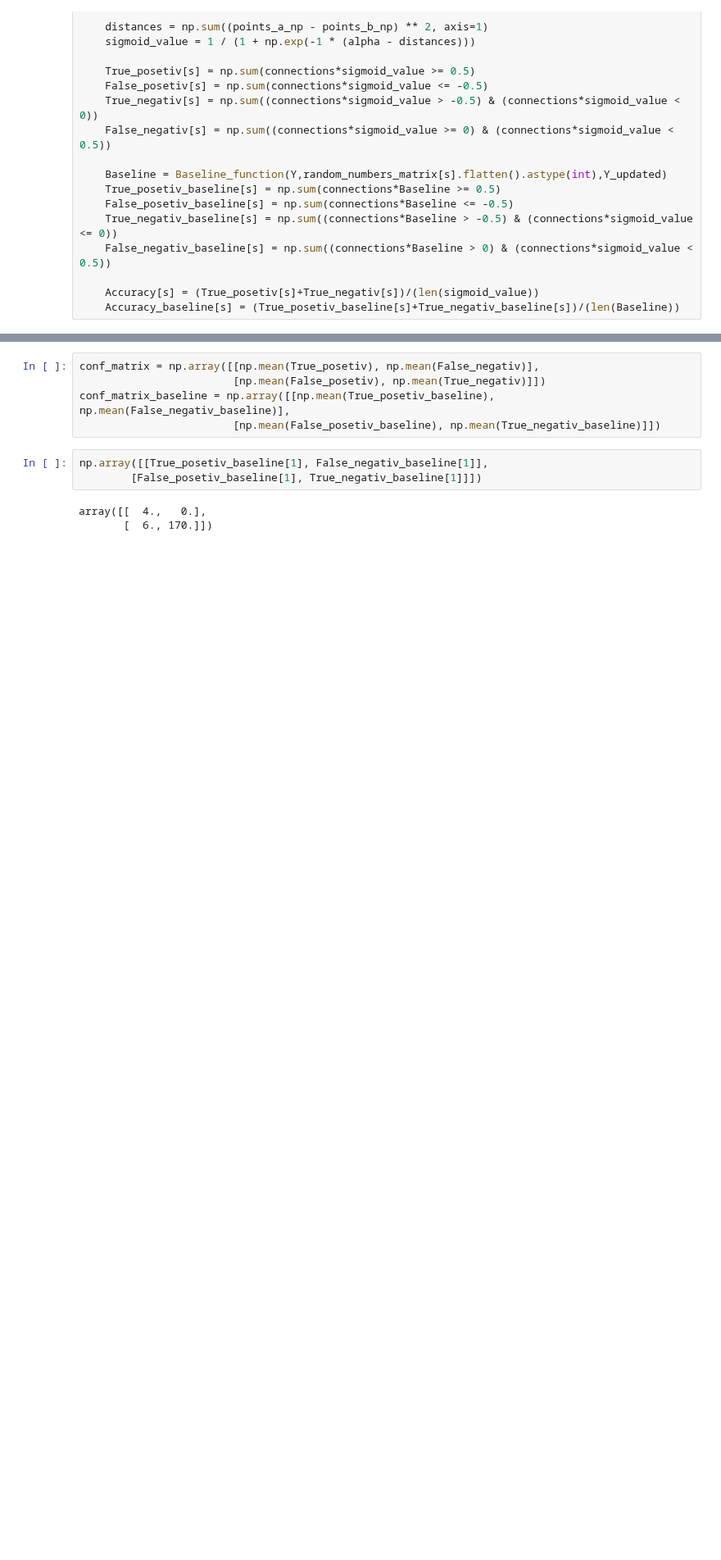
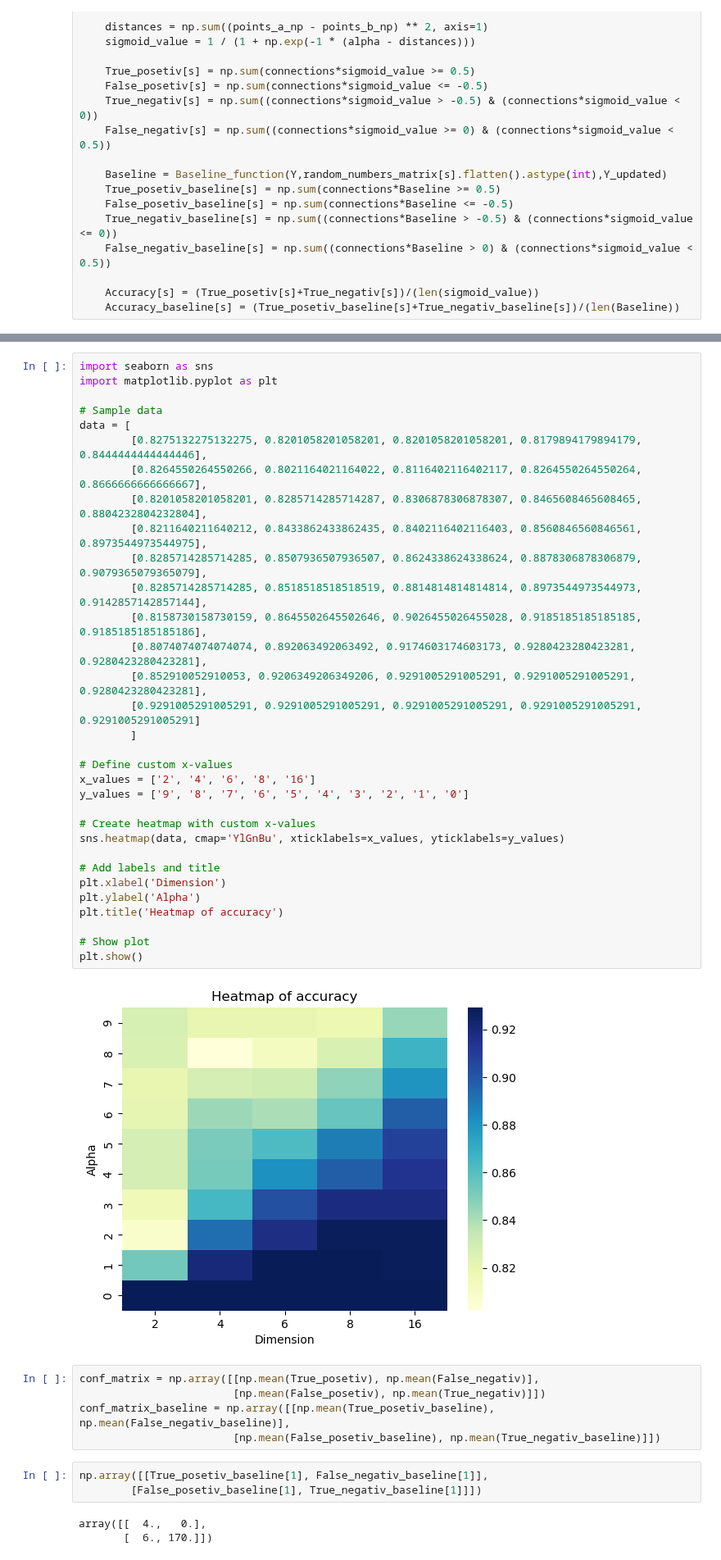
Before and after one commit to SigneDjernis/Latent_Distance_Models, a Jupyter notebook: Dolphins dataset/Dolphins_test prior.ipynb, the cells around one changed output, grey strips where cells are left out. Shown at 82% size. Cells and saved outputs as stored; diff of their text form; blank space fills up the shorter version.

```diff
--- a/Dolphins dataset/Dolphins_test prior.ipynb
+++ b/Dolphins dataset/Dolphins_test prior.ipynb
@@ -75,3 +91,37 @@ for s in range(len(random_numbers_matrix)):
+# %%
+import seaborn as sns
+import matplotlib.pyplot as plt
+
+# Sample data
+data = [
+        [0.8275132275132275, 0.8201058201058201, 0.8201058201058201, 0.8179894179894179, 0.8444444444444446],
+        [0.8264550264550266, 0.8021164021164022, 0.8116402116402117, 0.8264550264550264, 0.8666666666666667],
+        [0.8201058201058201, 0.8285714285714287, 0.8306878306878307, 0.8465608465608465, 0.8804232804232804],
+        [0.8211640211640212, 0.8433862433862435, 0.8402116402116403, 0.8560846560846561, 0.8973544973544975],
+        [0.8285714285714285, 0.8507936507936507, 0.8624338624338624, 0.8878306878306879, 0.9079365079365079],
+        [0.8285714285714285, 0.8518518518518519, 0.8814814814814814, 0.8973544973544973, 0.9142857142857144],
+        [0.8158730158730159, 0.8645502645502646, 0.9026455026455028, 0.9185185185185185, 0.9185185185185186],
+        [0.8074074074074074, 0.892063492063492, 0.9174603174603173, 0.9280423280423281, 0.9280423280423281],
+        [0.852910052910053, 0.9206349206349206, 0.9291005291005291, 0.9291005291005291, 0.9280423280423281],
+        [0.9291005291005291, 0.9291005291005291, 0.9291005291005291, 0.9291005291005291, 0.9291005291005291]
+        ]
+
+# Define custom x-values
+x_values = ['2', '4', '6', '8', '16']
+y_values = ['9', '8', '7', '6', '5', '4', '3', '2', '1', '0']
+
+# Create heatmap with custom x-values
+sns.heatmap(data, cmap='YlGnBu', xticklabels=x_values, yticklabels=y_values)
+
+# Add labels and title
+plt.xlabel('Dimension')
+plt.ylabel('Alpha')
+plt.title('Heatmap of accuracy')
+
+# Show plot
+plt.show()
+# %% [output]
+[figure, added]
 # %%
 conf_matrix = np.array([[np.mean(True_posetiv), np.mean(False_negativ)],
                         [np.mean(False_posetiv), np.mean(True_negativ)]])
```
Also changed, not shown: parts of 4 cells of this notebook, 1 other file.
